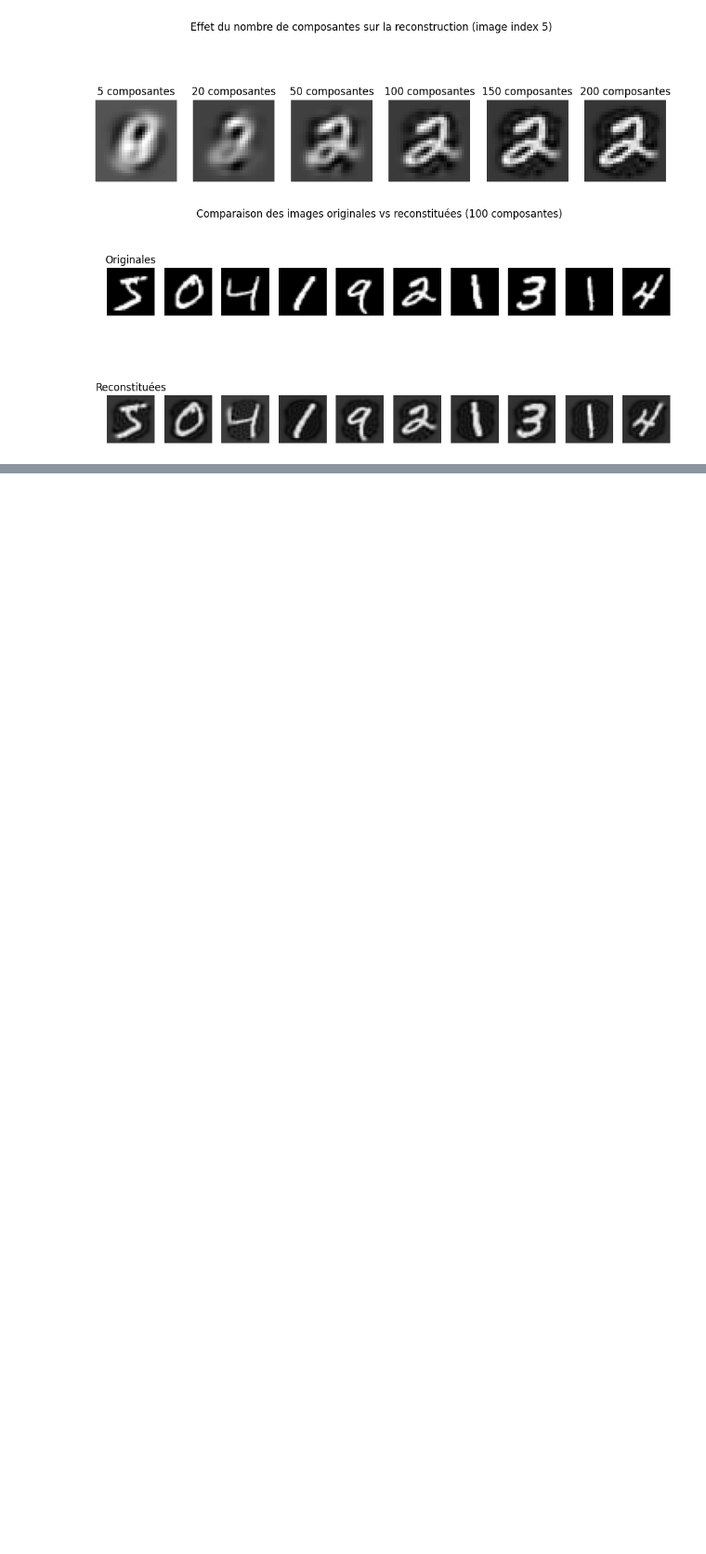
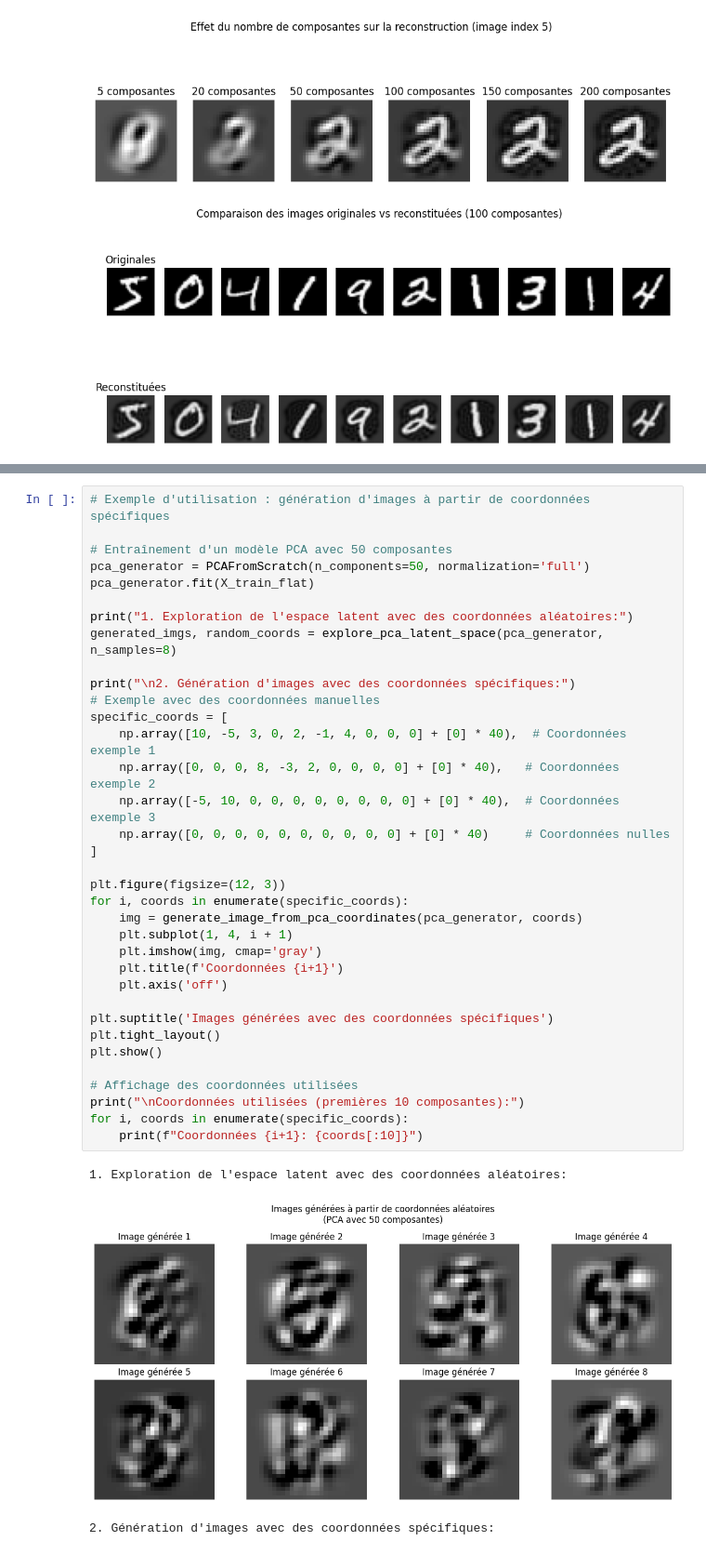
Before and after one commit to Arys02/unsupervized_ml_sandbox, a Jupyter notebook: models/pca/pca_compression.ipynb, the cells around one changed output, grey strips where cells are left out. Shown at 93% size. Cells and saved outputs as stored; diff of their text form; blank space fills up the shorter version.

```diff
--- a/models/pca/pca_compression.ipynb
+++ b/models/pca/pca_compression.ipynb
@@ -712,0 +816,39 @@ plt.show()
+# %%
+# Exemple d'utilisation : génération d'images à partir de coordonnées spécifiques
+
+# Entraînement d'un modèle PCA avec 50 composantes
+pca_generator = PCAFromScratch(n_components=50, normalization='full')
+pca_generator.fit(X_train_flat)
+
+print("1. Exploration de l'espace latent avec des coordonnées aléatoires:")
+generated_imgs, random_coords = explore_pca_latent_space(pca_generator, n_samples=8)
+
+print("\n2. Génération d'images avec des coordonnées spécifiques:")
+# Exemple avec des coordonnées manuelles
+specific_coords = [
+    np.array([10, -5, 3, 0, 2, -1, 4, 0, 0, 0] + [0] * 40),  # Coordonnées exemple 1
+    np.array([0, 0, 0, 8, -3, 2, 0, 0, 0, 0] + [0] * 40),   # Coordonnées exemple 2
+    np.array([-5, 10, 0, 0, 0, 0, 0, 0, 0, 0] + [0] * 40),  # Coordonnées exemple 3
+    np.array([0, 0, 0, 0, 0, 0, 0, 0, 0, 0] + [0] * 40)     # Coordonnées nulles
+]
+
+plt.figure(figsize=(12, 3))
+for i, coords in enumerate(specific_coords):
+    img = generate_image_from_pca_coordinates(pca_generator, coords)
+    plt.subplot(1, 4, i + 1)
+    plt.imshow(img, cmap='gray')
+    plt.title(f'Coordonnées {i+1}')
+    plt.axis('off')
+
+plt.suptitle('Images générées avec des coordonnées spécifiques')
+plt.tight_layout()
+plt.show()
+
+# Affichage des coordonnées utilisées
+print("\nCoordonnées utilisées (premières 10 composantes):")
+for i, coords in enumerate(specific_coords):
+    print(f"Coordonnées {i+1}: {coords[:10]}")
+# %% [output]
+1. Exploration de l'espace latent avec des coordonnées aléatoires:
+[figure, added]
+2. Génération d'images avec des coordonnées spécifiques:
```
Also changed, not shown: parts of 4 cells of this notebook, 4 other files.
